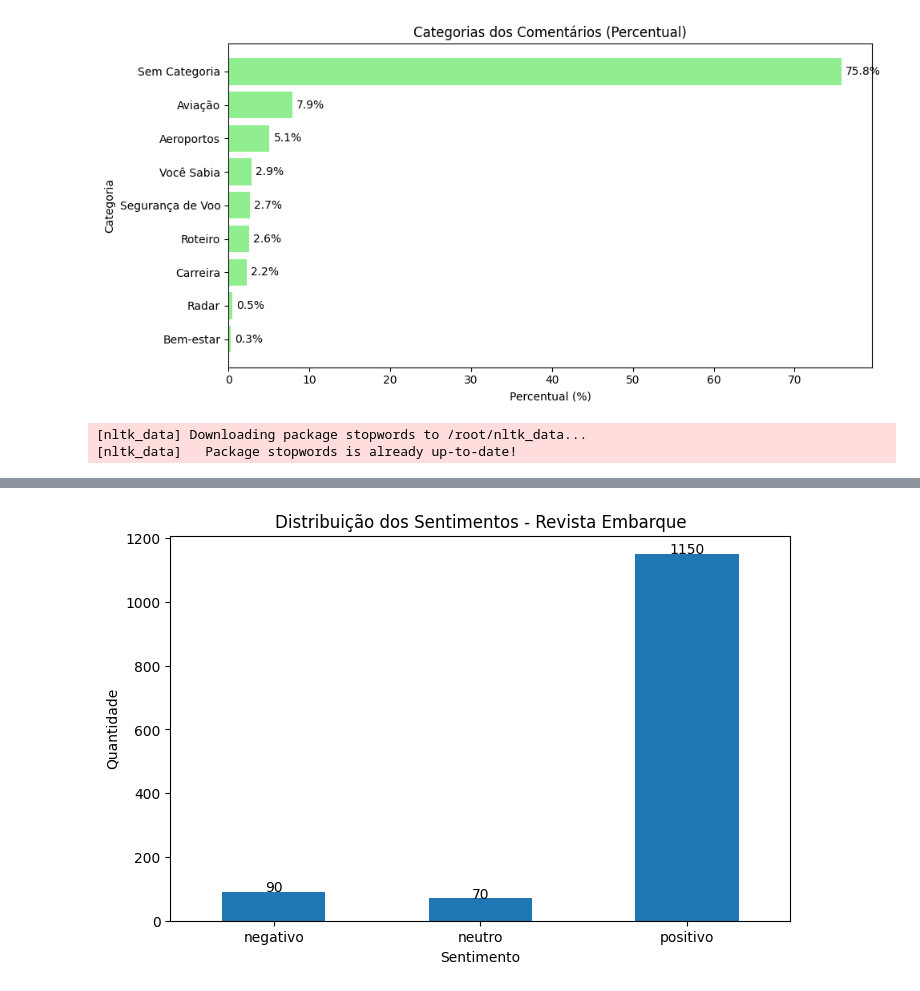
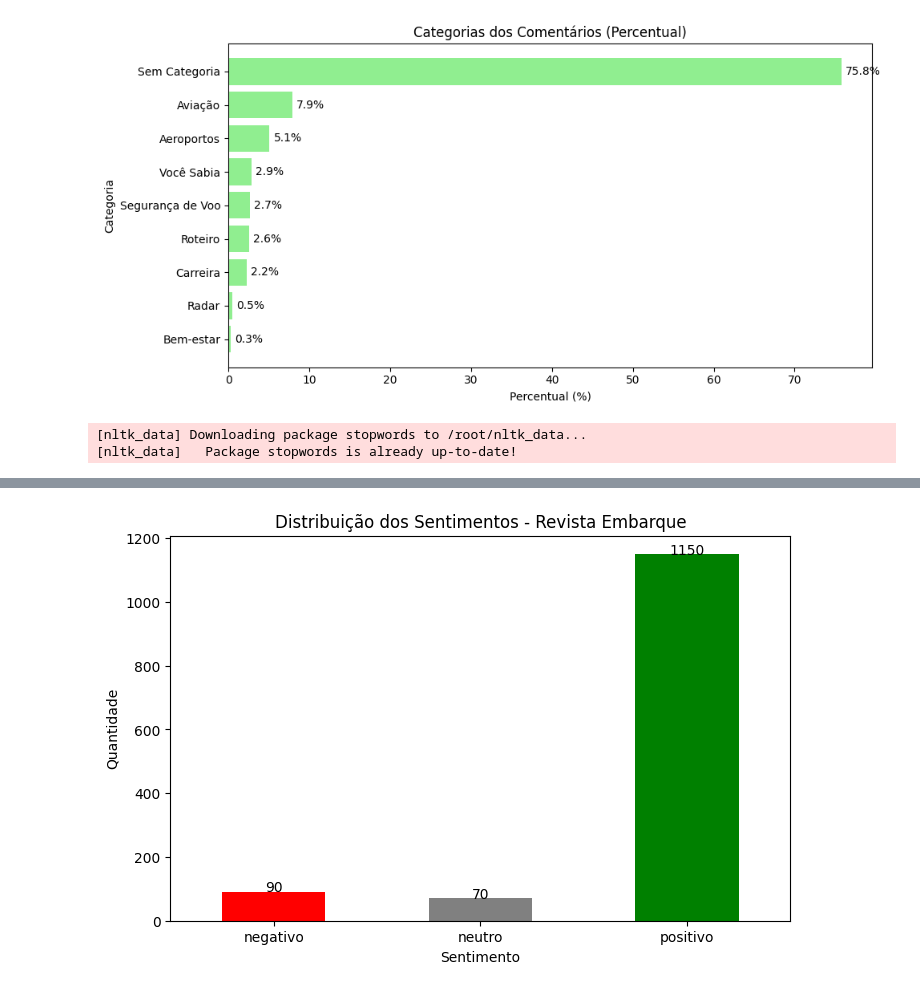
Before and after one commit to egbertolima35/tcc2026, a Jupyter notebook: codigos fonte/Analises_embarque.ipynb, the cells around one changed output, grey strips where cells are left out. Drawn from its saved outputs; the diff is of its cells as text; code cells hidden in the pictures.

Commit message:
codigo e bancos
codigo e bancos

```diff
--- a/codigos fonte/Analises_embarque.ipynb
+++ b/codigos fonte/Analises_embarque.ipynb
@@ -482,21 +480,33 @@ plt.show()
 [figure]
 # %%
 # Extração de Emojis Únicos
+# somente colunas de comentarios
+
+
 
 import nltk
 import spacy
 import pandas as pd
 import matplotlib.pyplot as plt
+import emoji
+
+# Certifique-se de ter as bibliotecas instaladas:
+# !pip install emoji spacy nltk
 
 nltk.download('stopwords')
 nlp = spacy.load("pt_core_news_sm")
-
 
 # =========================
 # IMPORTAÇÃO DOS DADOS
 # =========================
 df_embarque = pd.read_excel('comments_embarque.xlsx')
 
+# REMOVENDO AS COLUNAS SOLICITADAS
+# Utilizamos errors='ignore' para evitar erros caso alguma coluna já não exista
+colunas_para_remover = ['ID do usuário', 'Nome de usuário', 'Página inicial do usuário', 'URL do avatar']
+df_embarque = df_embarque.drop(columns=colunas_para_remover, errors='ignore')
+
+# Criando o banco apenas com a coluna de comentários para o processamento
 novo_banco = df_embarque[['Comente']].copy()
 novo_banco.columns = ['comentario']
 
@@ -504,90 +514,52 @@ novo_banco.columns = ['comentario']
 # =========================
 # PRÉ-PROCESSAMENTO
 # =========================
+# OBS: Certifique-se de que a função 'limpar_comentarios' está definida no seu script
 novo_banco['comentario_limpo'] = novo_banco['comentario'].apply(limpar_comentarios)
 
-# verificar quantidade antes e depois
 print("Total de comentários antes da limpeza:", len(novo_banco))
-
 novo_banco = novo_banco.dropna(subset=['comentario_limpo'])
-
 print("Total de comentários após limpeza:", len(novo_banco))
 
 
 # =========================
 # CLASSIFICAÇÃO DE SENTIMENTO
 # =========================
-# OBS: pipeline já deve estar treinado anteriormente com fit()
-
-novo_banco['Sentimento'] = pipeline.predict(
-    novo_banco['comentario_limpo']
-)
+# OBS: O objeto 'pipeline' deve estar definido/treinado anteriormente
+novo_banco['Sentimento'] = pipeline.predict(novo_banco['comentario_limpo'])
 
 
 # =========================
-# VISUALIZAÇÃO INICIAL
+# VISUALIZAÇÃO
 # =========================
-print("\nAmostra dos dados classificados:\n")
-print(novo_banco[['comentario', 'Sentimento']].head(20))
-
 print("\nDistribuição dos sentimentos:\n")
 print(novo_banco['Sentimento'].value_counts())
 
-
-# =========================
-# GRÁFICO DE BARRAS (PRINCIPAL)
-# =========================
+# Gráfico de Barras
 ordem = ['negativo', 'neutro', 'positivo']
 polaridades = novo_banco['Sentimento'].value_counts().reindex(ordem)
 
 plt.figure(figsize=(8,5))
-polaridades.plot(kind='bar')
-
+polaridades.plot(kind='bar', color=['red', 'gray', 'green'])
 plt.title('Distribuição dos Sentimentos - Revista Embarque')
 plt.xlabel('Sentimento')
 plt.ylabel('Quantidade')
 plt.xticks(rotation=0)
 
-# adicionar valores nas barras
 for i, v in enumerate(polaridades.values):
     if pd.notnull(v):
-        plt.text(i, v + 1, str(int(v)), ha='center')
-
+        plt.text(i, v + 0.5, str(int(v)), ha='center')
 plt.show()
 
 
-
-# GRÁFICO DE PIZZA
-
-polaridades_pizza = novo_banco['Sentimento'].value_counts()
-
-plt.figure(figsize=(8,8))
-plt.pie(
-    polaridades_pizza,
-    labels=polaridades_pizza.index,
-    autopct='%1.1f%%'
-)
-
-plt.title('Distribuição das Polaridades (%)')
-plt.show()
-
-
-# Extraíndo os emojis do comentários comentários da Embarque
-# Emojis ùnicos
-# este código está ligado ao campo novo banco
-
-!pip install emoji
-
-from enum import unique
-
-import emoji
-
+# =========================
+# EXTRAÇÃO DE EMOJIS ÚNICOS
+# =========================
 somente_emojis = []
 somente_textos = []
+
 for p in novo_banco['comentario'].fillna(''):
-
     p = str(p)
-
     # extrai emojis
     lista_emojis = emoji.distinct_emoji_list(p)
     somente_emojis.append(lista_emojis)
@@ -595,27 +567,20 @@ for p in novo_banco['comentario'].fillna(''):
     # remove emojis do texto
     texto_sem_emoji = emoji.replace_emoji(p, replace='')
     somente_textos.append(texto_sem_emoji.strip())
-    #print(lista_emojis)
-    #print(texto_sem_emoji)
 
-    emojis_unicos = set()
-
+# Consolidando emojis únicos
+emojis_unicos = set()
 for lista in somente_emojis:
     emojis_unicos.update(lista)
 
+print(f"\nEmojis únicos encontrados ({len(emojis_unicos)}):")
 print(emojis_unicos)
 
-banco_emojis = pd.DataFrame(emojis_unicos, columns=['emoji'])
+banco_emojis = pd.DataFrame(list(emojis_unicos), columns=['emoji'])
 
-# Extrai os valores únicos como um array NumPy
-valores_unicos = banco_emojis['emoji'].unique()
-#print(valores_unicos)  # Saída: ['A' 'B' 'C']
-
-# Para contar quantos valores únicos existem, use nunique()
-contagem = banco_emojis['emoji'].nunique()
-#print(contagem)  # Saída: 3
-
-to_excel = banco_emojis.to_excel('emojis.xlsx', index=True)
+# Exportação
+banco_emojis.to_excel('emojis.xlsx', index=True)
+print("\nArquivo 'emojis.xlsx' gerado com sucesso.")
 # %% [output]
 [nltk_data] Downloading package stopwords to /root/nltk_data...
 [nltk_data]   Package stopwords is already up-to-date!
@@ -635,5 +593,5 @@ Amostra dos dados classificados:
 positivo    1150
 negativo      90
 neutro        70
 Name: count, dtype: int64
-[figure, old version]
+[figure, new version]
```
Also changed, not shown: parts of 3 cells of this notebook, 1 other file.
